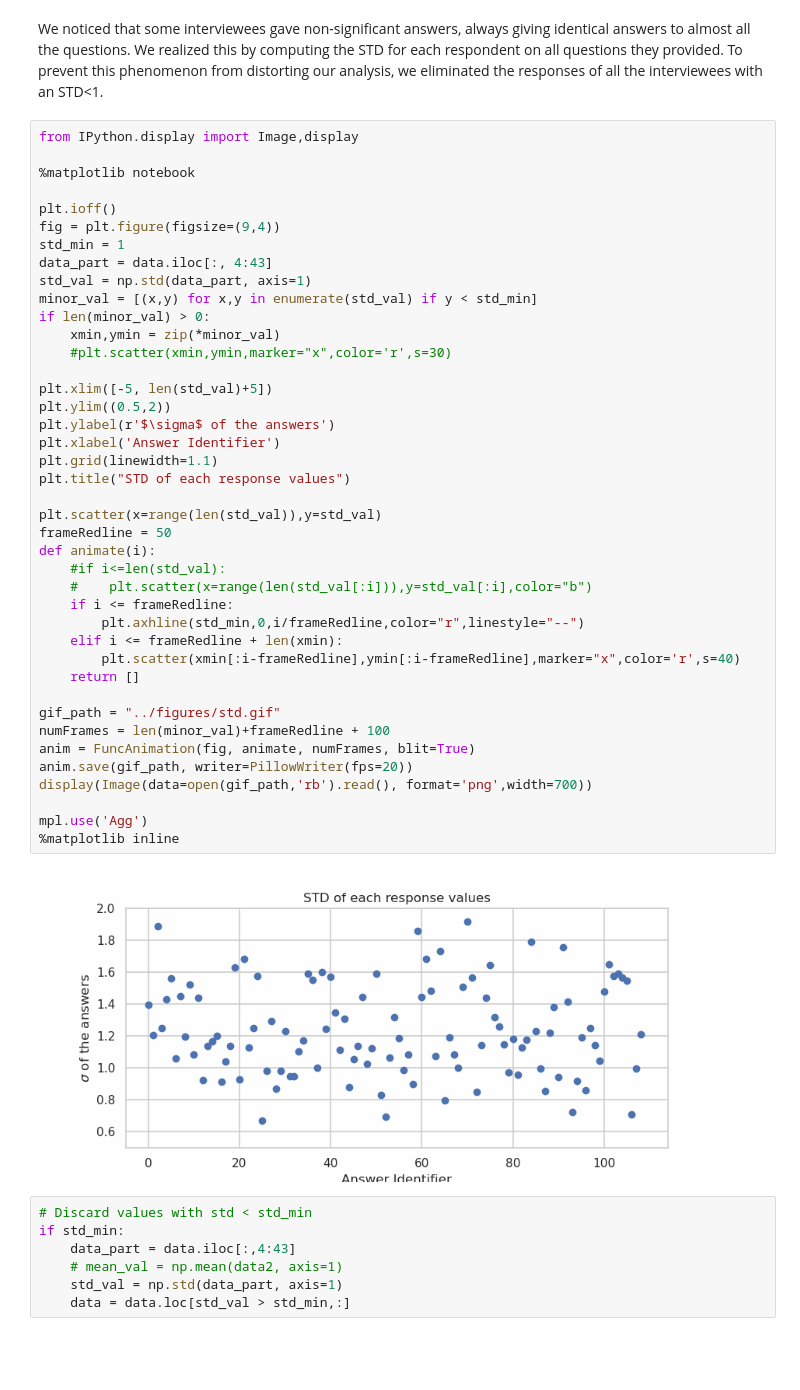
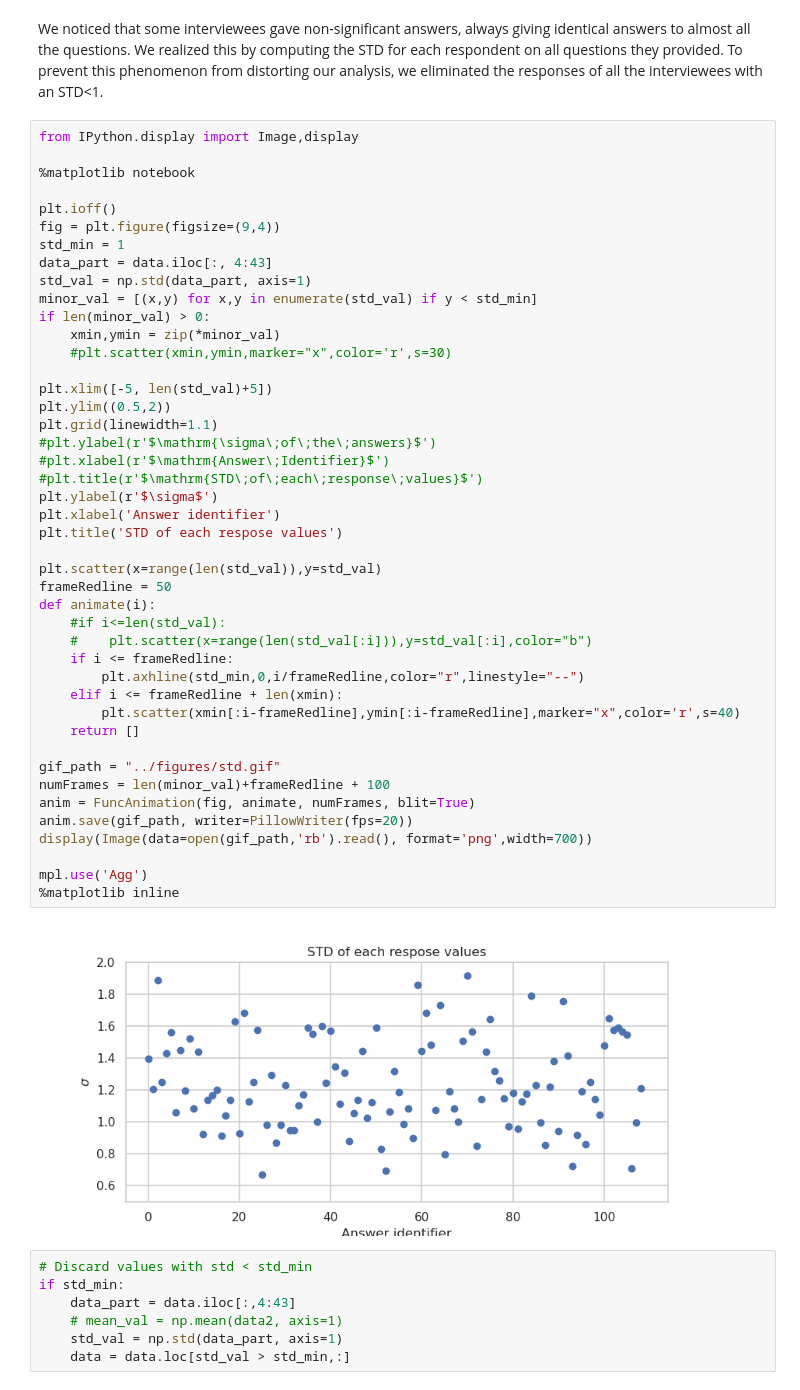
Before and after one commit to davidesalvi/mandolin_analysis, a Jupyter notebook: notebook/DataViz.ipynb, the cells around one changed output. Cells and saved outputs as stored; diff of their text form; blank space fills up the shorter version.

```diff
--- a/notebook/DataViz.ipynb
+++ b/notebook/DataViz.ipynb
@@ -198,37 +199,40 @@ data_part = data.iloc[:, 4:43]
 std_val = np.std(data_part, axis=1)
 minor_val = [(x,y) for x,y in enumerate(std_val) if y < std_min]
 if len(minor_val) > 0:
     xmin,ymin = zip(*minor_val)
     #plt.scatter(xmin,ymin,marker="x",color='r',s=30)
 
 plt.xlim([-5, len(std_val)+5])
 plt.ylim((0.5,2))
-plt.ylabel(r'$\sigma$ of the answers')
-plt.xlabel('Answer Identifier')
 plt.grid(linewidth=1.1)
-plt.title("STD of each response values")
+#plt.ylabel(r'$\mathrm{\sigma\;of\;the\;answers}$')
+#plt.xlabel(r'$\mathrm{Answer\;Identifier}$')
+#plt.title(r'$\mathrm{STD\;of\;each\;response\;values}$')
+plt.ylabel(r'$\sigma$')
+plt.xlabel('Answer identifier')
+plt.title('STD of each respose values')
 
 plt.scatter(x=range(len(std_val)),y=std_val)
 frameRedline = 50
 def animate(i):
     #if i<=len(std_val):
     #    plt.scatter(x=range(len(std_val[:i])),y=std_val[:i],color="b")
     if i <= frameRedline:
         plt.axhline(std_min,0,i/frameRedline,color="r",linestyle="--")
     elif i <= frameRedline + len(xmin):
         plt.scatter(xmin[:i-frameRedline],ymin[:i-frameRedline],marker="x",color='r',s=40)
     return []
 
 gif_path = "../figures/std.gif"
 numFrames = len(minor_val)+frameRedline + 100
 anim = FuncAnimation(fig, animate, numFrames, blit=True)
 anim.save(gif_path, writer=PillowWriter(fps=20))
 display(Image(data=open(gif_path,'rb').read(), format='png',width=700))
 
 mpl.use('Agg')
 %matplotlib inline
 # %% [output]
-[figure, old version]
+[figure, new version]
 # %%
 # Discard values with std < std_min
 if std_min:
```
Also changed, not shown: parts of 15 cells of this notebook, 1 other file.
